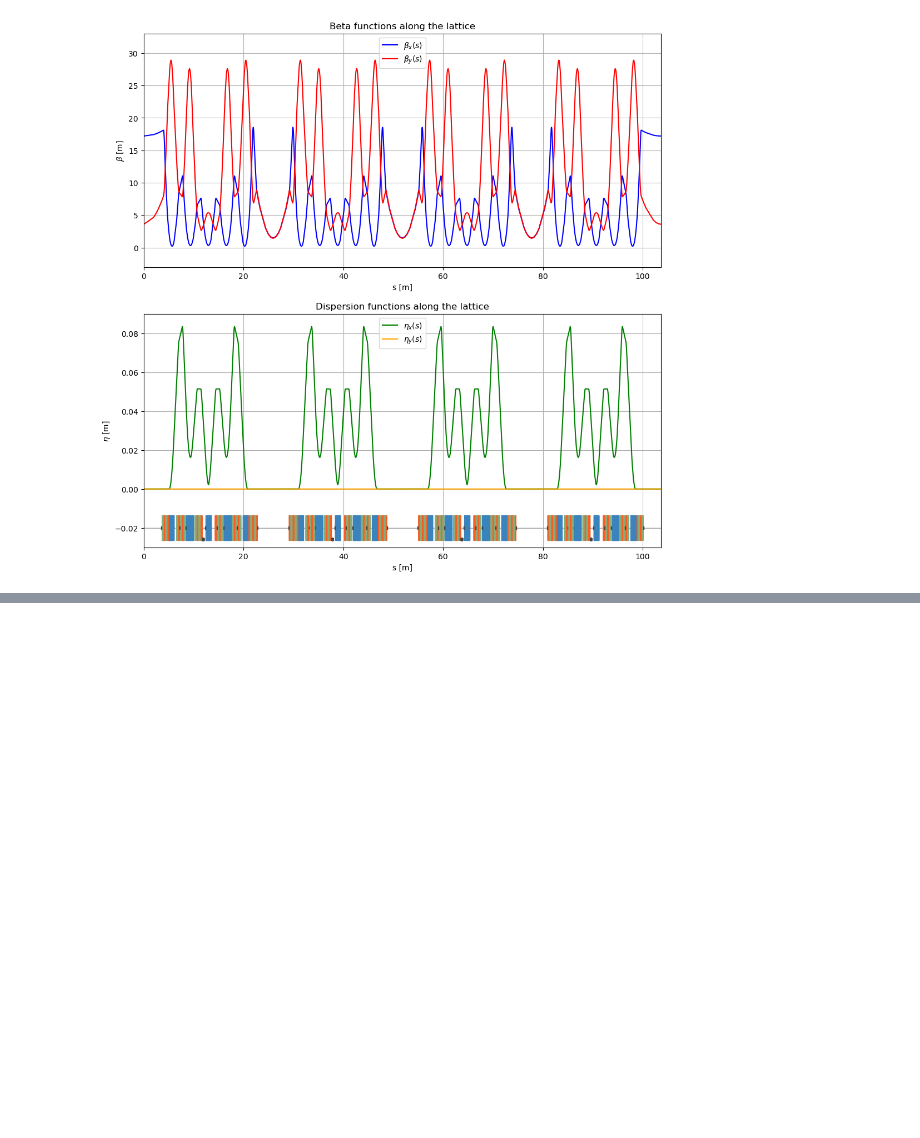
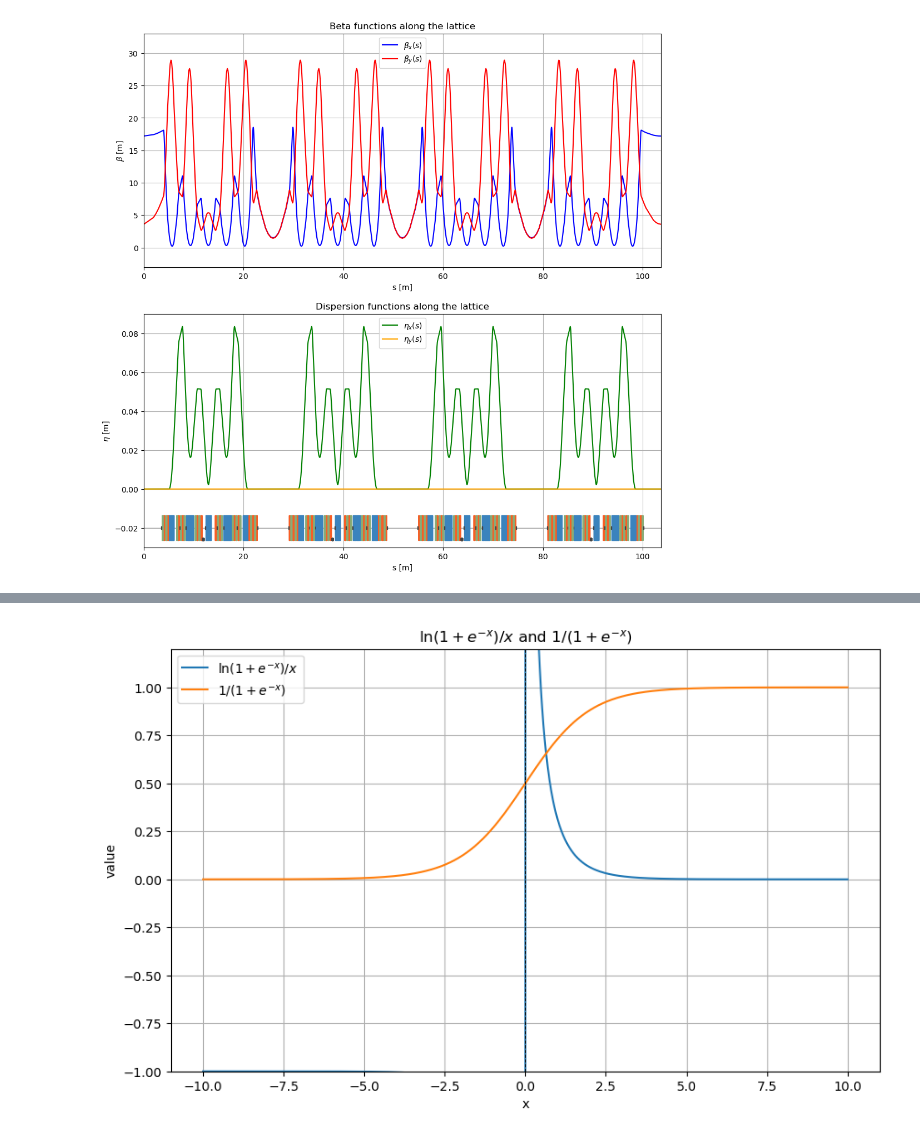
Before and after one commit to HenriqueWS11/fac-henrique, a Jupyter notebook: coding/initial_explorations/sirius_study.ipynb, the cells around one changed output, grey strips where cells are left out. Saved outputs shown, nothing was run; the diff lists cells and outputs as text; code cells hidden in the pictures; blank space fills up the shorter version.

```diff
--- a/coding/initial_explorations/sirius_study.ipynb
+++ b/coding/initial_explorations/sirius_study.ipynb
@@ -234,0 +255,25 @@ plt.show()
+# %%
+import numpy as np
+import matplotlib.pyplot as plt
+
+# plot ln(1+exp(-x))/x and 1/(1+exp(-x)) on the same figure, without overwriting existing 'x'
+xs_left = np.linspace(-10, -0.01, 800)
+xs_right = np.linspace(0.01, 10, 800)
+xs = np.concatenate([xs_left, xs_right])
+
+y1 = np.log1p(np.exp(-xs)) / xs
+y2 = 1.0 / (1.0 + np.exp(-xs))
+
+plt.figure(figsize=(10,6))
+plt.plot(xs, y1, label=r'$\ln(1+e^{-x})/x$', color='C0')
+plt.plot(xs, y2, label=r'$1/(1+e^{-x})$', color='C1')
+plt.axvline(0, color='k', linestyle='--', linewidth=0.7)
+plt.xlabel('x')
+plt.ylabel('value')
+plt.title(r'$\ln(1+e^{-x})/x$ and $1/(1+e^{-x})$')
+plt.legend()
+plt.grid(True)
+plt.ylim(-1, 1.2)  # clip vertical asymptote to keep the view readable
+plt.show()
+# %% [output]
+[figure, added]
```
Also changed, not shown: parts of 1 cell of this notebook, 11 other files.
